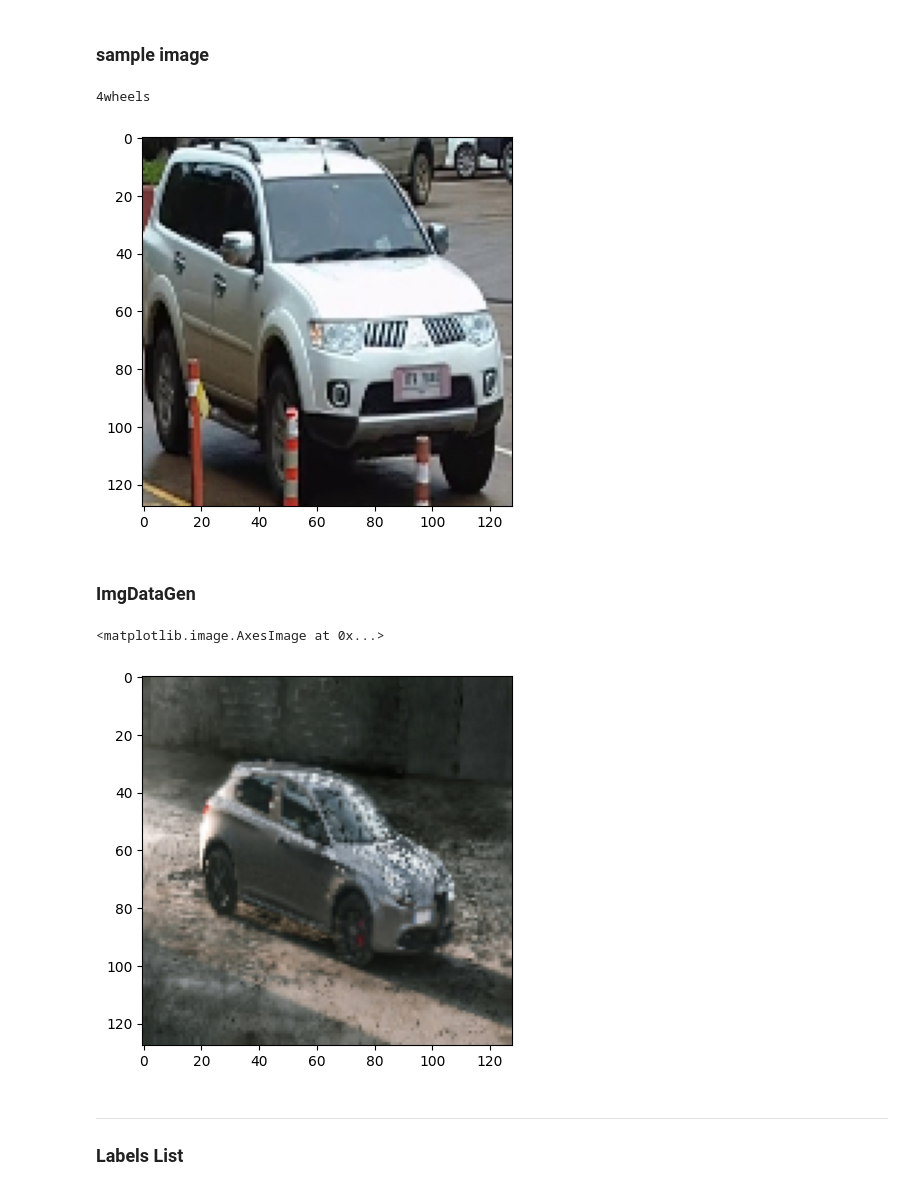
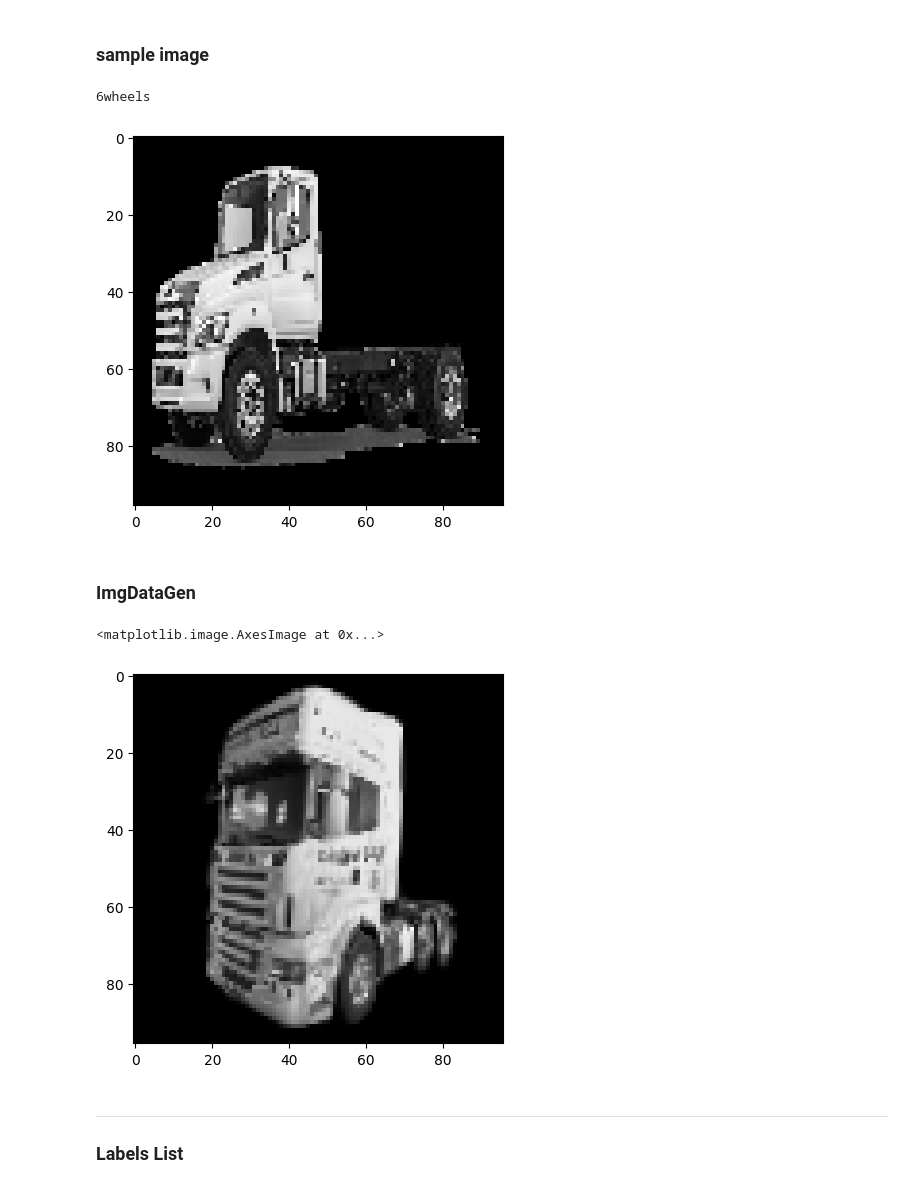
Before and after one commit to SaluteKevin/CarClasTxt, a Jupyter notebook: CarClassification.ipynb, the cells around one changed output. Saved outputs shown, nothing was run; the diff lists cells and outputs as text; code cells hidden in the pictures.

```diff
--- a/CarClassification.ipynb
+++ b/CarClassification.ipynb
@@ -22,12 +24,12 @@ from keras.preprocessing.image import ImageDataGenerator
 ## Load data & Preprocess
 # %%
 #set height and width of images
-img_height = 128
-img_width = 128
+img_height = 96
+img_width = 96
 
 #set seed
-# seed_value = 4
-# tf.random.set_seed(seed_value)
+seed_value = 123
+tf.random.set_seed(seed_value)
 # %%
 #set image resource path
 data_path = "resource"
@@ -44,6 +46,7 @@ for dataset in data_dir_list:
     try:
       input_img = cv2.imread(data_path + '/' + dataset + '/' + img)
       input_img_resize = cv2.resize(input_img, (img_height, img_width))
+      input_img_resize = cv2.cvtColor(input_img_resize, cv2.COLOR_BGR2GRAY)
       input_img_resize = cv2.cvtColor(input_img_resize, cv2.COLOR_BGR2RGB)
       img_data_list.append(input_img_resize)
       output_list.append(dataset)
@@ -67,12 +80,12 @@ Loaded the images of dataset-6wheels+
 ### sample image
 # %%
 #observe loaded images by changing number in 'example'
-example = 400
+example = 1162
 plt.imshow(img_data[example])
 print(output_list[example])
 # %% [output]
-4wheels
+6wheels
-[figure, old version]
+[figure, new version]
 # %% [markdown]
 ### ImgDataGen
 # %%
@@ -89,7 +102,7 @@ image_generator = datagen.flow(img_data)
 plt.imshow(image_generator.next()[0])
 # %% [output]
 <matplotlib.image.AxesImage at 0x...>
-[figure, old version]
+[figure, new version]
 # %% [markdown]
 ---
 ### Labels List
```
Also changed, not shown: parts of 15 cells of this notebook, 2 other files.
